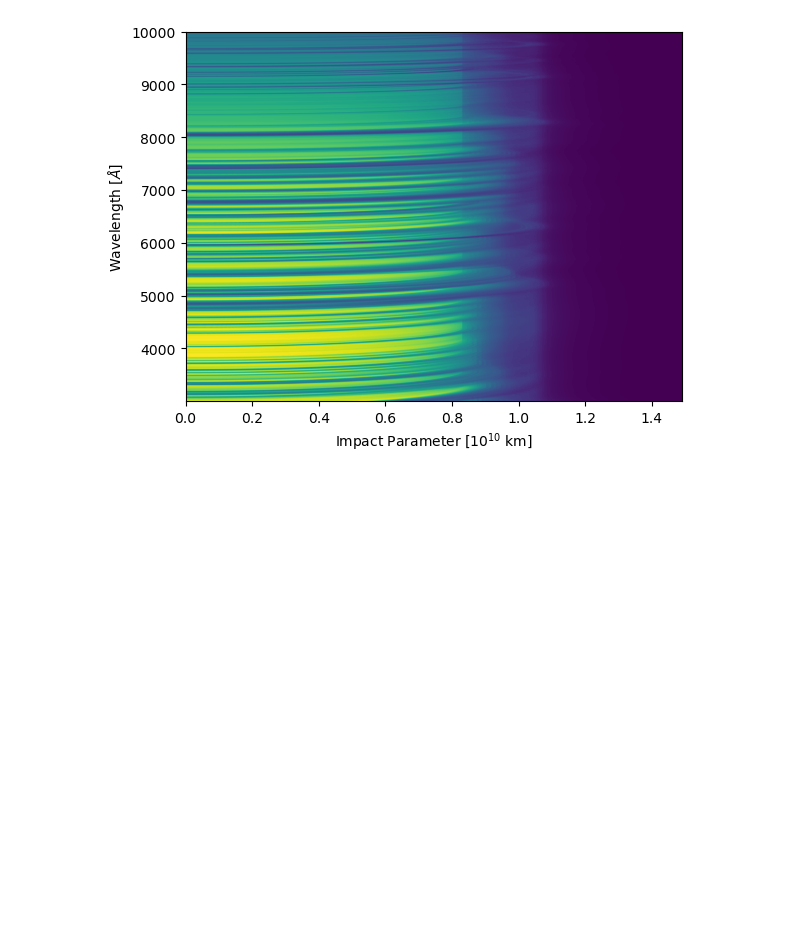
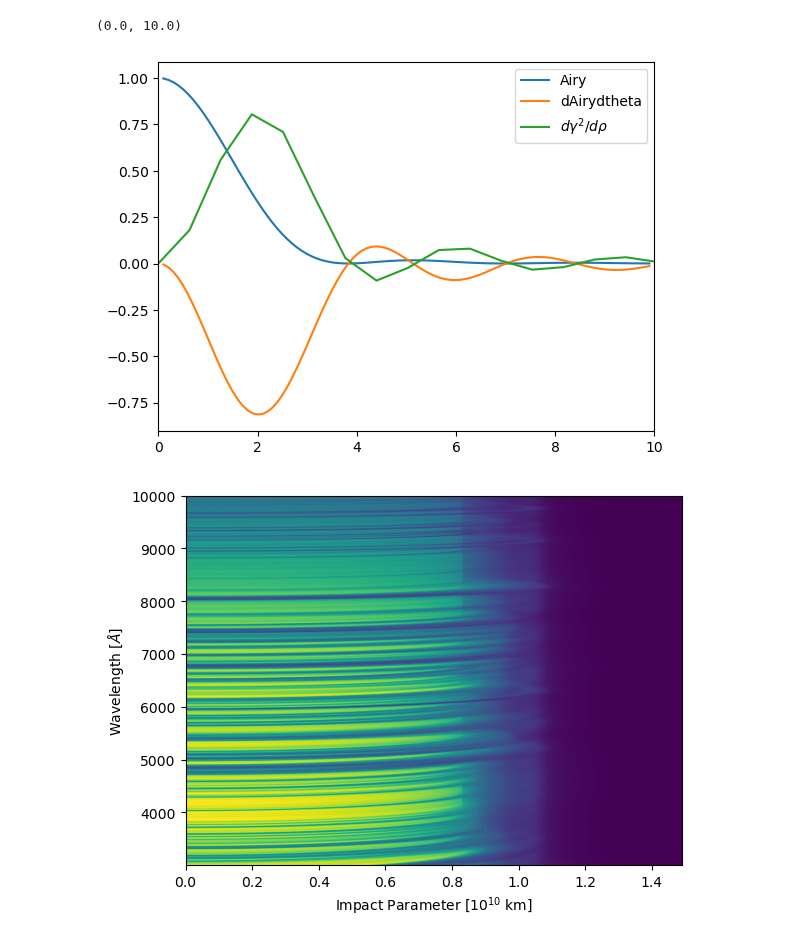
Before and after one commit to AlexGKim/II, a Jupyter notebook: Untitled.ipynb, the cells around one changed output. Cells and saved outputs as stored; diff of their text form; code cells hidden in the pictures; blank space fills up the shorter version.

```diff
--- a/Untitled.ipynb
+++ b/Untitled.ipynb
@@ -52,3 +52,31 @@ def dgamma2ds(y,norder=None):
+# %%
+norder = 20
+flux = numpy.zeros(1000)
+flux[:100]=1
+gamma = dft_polar(flux,norder=norder)
+gamma20=gamma[0]**2
+gamma=gamma/gamma[0]
+gamma2 = gamma*gamma
+x = numpy.arange(0,10,0.1)
+# plt.plot(numpy.arange(len(gamma2))*2*numpy.pi/10,gamma,label=r'$\gamma$')
+# plt.plot(x,(2*jv(1,x)/x),label='sqrt Airy')
+# plt.plot(numpy.arange(len(gamma2))*2*numpy.pi/10,20*dft_polar_der(flux, norder=norder)/gamma20,label=r'$d\gamma/d\rho$')
+# plt.plot((0,12),(0,0))
+
+# plt.plot(numpy.arange(len(gamma2))*2*numpy.pi/10,gamma2,label=r'$\gamma^2$')
+plt.plot(x,(2*jv(1,x)/x)**2,label='Airy')
+plt.plot(x,2*(2*jv(1,x)/x)*(jv(0,x)-jv(2,x)-2*jv(1,x)/x),label='dAirydtheta')
+plt.plot(numpy.arange(len(gamma2))*2*numpy.pi/10,dgamma2ds(flux, norder=norder)/gamma20,label=r'$d\gamma^2/d\rho$')
+# plt.plot((0,12),(0,0))
+# plt.ylim((0,10))
+
+# plt.plot(numpy.arange(len(gamma2))*2*numpy.pi/10,numpy.abs(dgamma2ds(flux,norder=norder))/gamma20)
+
+plt.legend()
+plt.xlim((0,10))
+# %% [output]
+(0.0, 10.0)
+[figure, added]
 # %%
 plt.imshow(block0_values[:],extent=[axis0[0],axis0[-1]/1e15,lambdas[0],lambdas[-1]],aspect='auto')
 plt.ylabel(r"Wavelength [$\AA$]")
```
Also changed, not shown: parts of 2 cells of this notebook.
